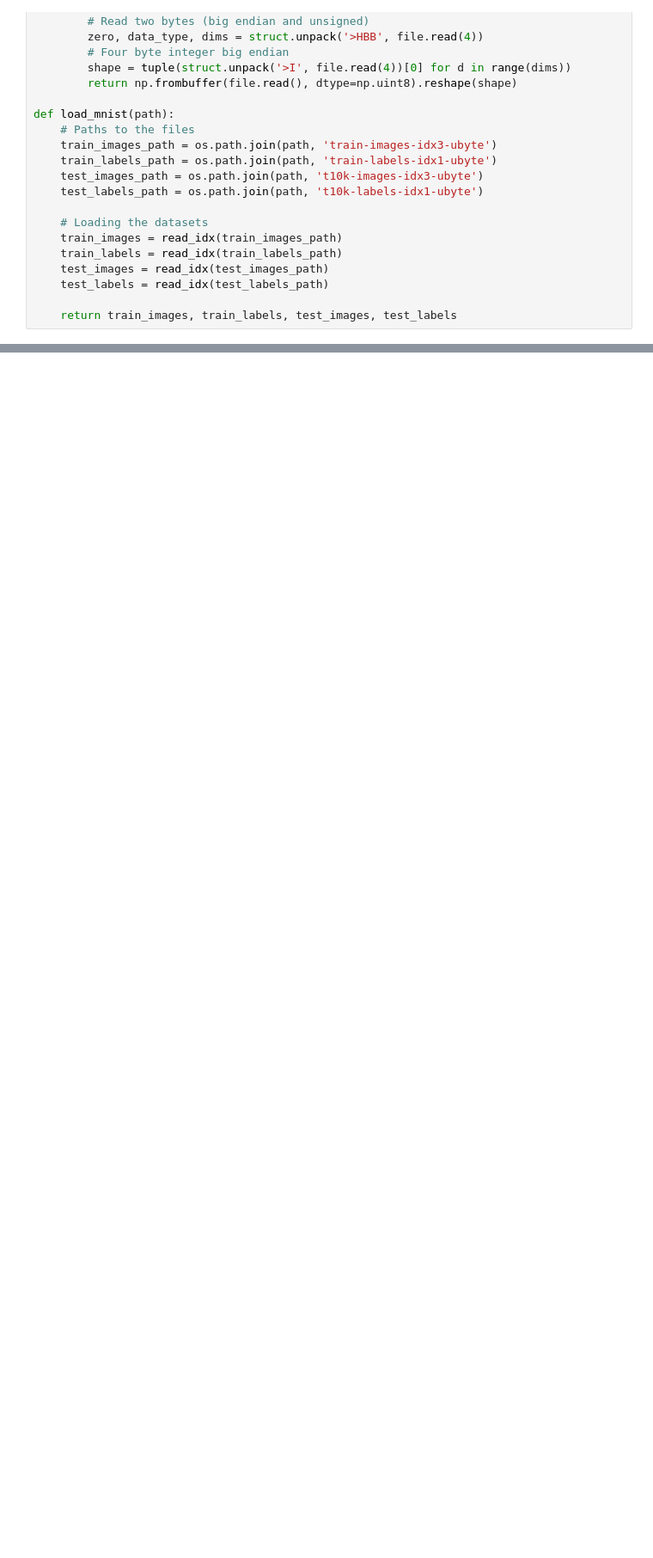
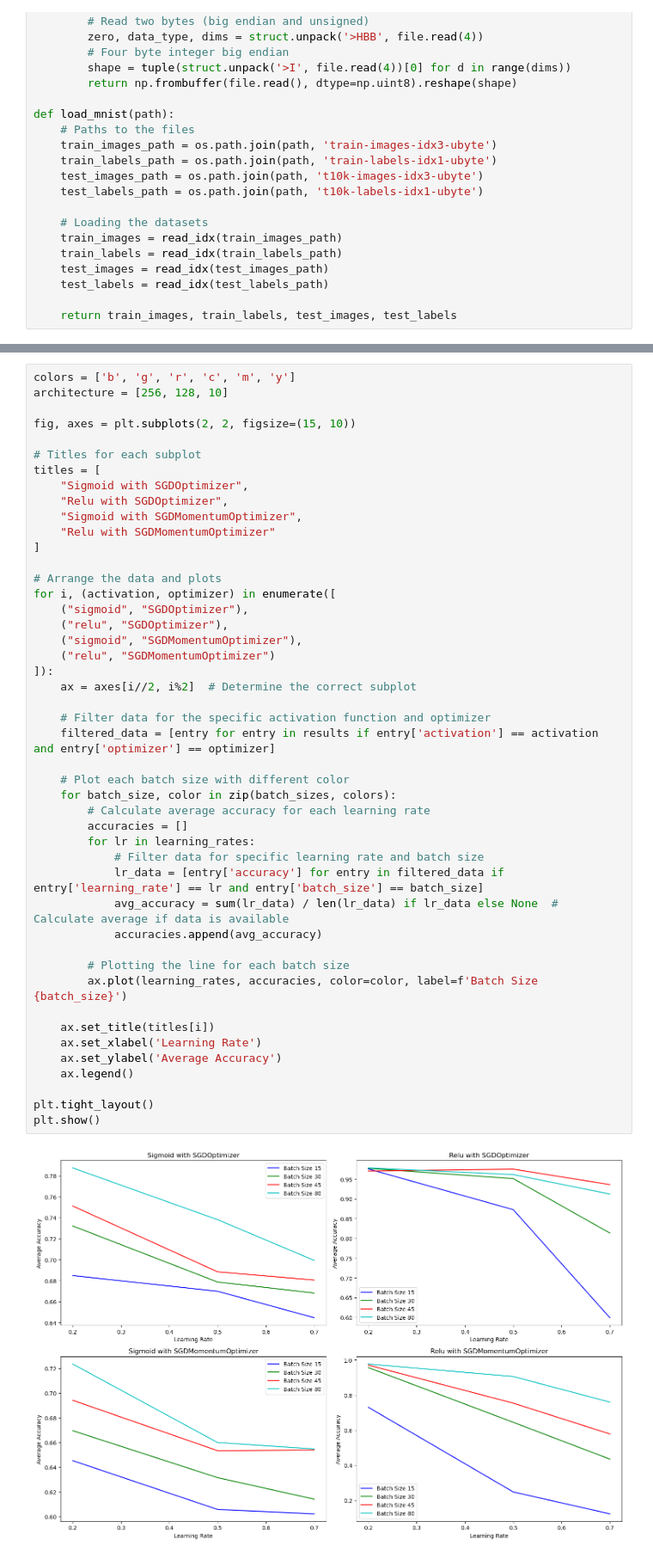
Before and after one commit to CrzPhil/IN3063-Coursework, a Jupyter notebook: Coursework.ipynb, the cells around one changed output, grey strips where cells are left out. Shown at 86% size. Cells and saved outputs as stored; diff of their text form; blank space fills up the shorter version.

```diff
--- a/Coursework.ipynb
+++ b/Coursework.ipynb
@@ -377,0 +615,48 @@ t1 = train_images.reshape(train_images.shape[0], -1) / 255.0
+# %%
+colors = ['b', 'g', 'r', 'c', 'm', 'y']
+architecture = [256, 128, 10]
+
+fig, axes = plt.subplots(2, 2, figsize=(15, 10))
+
+# Titles for each subplot
+titles = [
+    "Sigmoid with SGDOptimizer",
+    "Relu with SGDOptimizer",
+    "Sigmoid with SGDMomentumOptimizer",
+    "Relu with SGDMomentumOptimizer"
+]
+
+# Arrange the data and plots
+for i, (activation, optimizer) in enumerate([
+    ("sigmoid", "SGDOptimizer"),
+    ("relu", "SGDOptimizer"),
+    ("sigmoid", "SGDMomentumOptimizer"),
+    ("relu", "SGDMomentumOptimizer")
+]):
+    ax = axes[i//2, i%2]  # Determine the correct subplot
+
+    # Filter data for the specific activation function and optimizer
+    filtered_data = [entry for entry in results if entry['activation'] == activation and entry['optimizer'] == optimizer]
+
+    # Plot each batch size with different color
+    for batch_size, color in zip(batch_sizes, colors):
+        # Calculate average accuracy for each learning rate
+        accuracies = []
+        for lr in learning_rates:
+            # Filter data for specific learning rate and batch size
+            lr_data = [entry['accuracy'] for entry in filtered_data if entry['learning_rate'] == lr and entry['batch_size'] == batch_size]
+            avg_accuracy = sum(lr_data) / len(lr_data) if lr_data else None  # Calculate average if data is available
+            accuracies.append(avg_accuracy)
+
+        # Plotting the line for each batch size
+        ax.plot(learning_rates, accuracies, color=color, label=f'Batch Size {batch_size}')
+
+    ax.set_title(titles[i])
+    ax.set_xlabel('Learning Rate')
+    ax.set_ylabel('Average Accuracy')
+    ax.legend()
+
+plt.tight_layout()
+plt.show()
+# %% [output]
+[figure, added]
```
Also changed, not shown: parts of 37 cells of this notebook, 2 other files.
